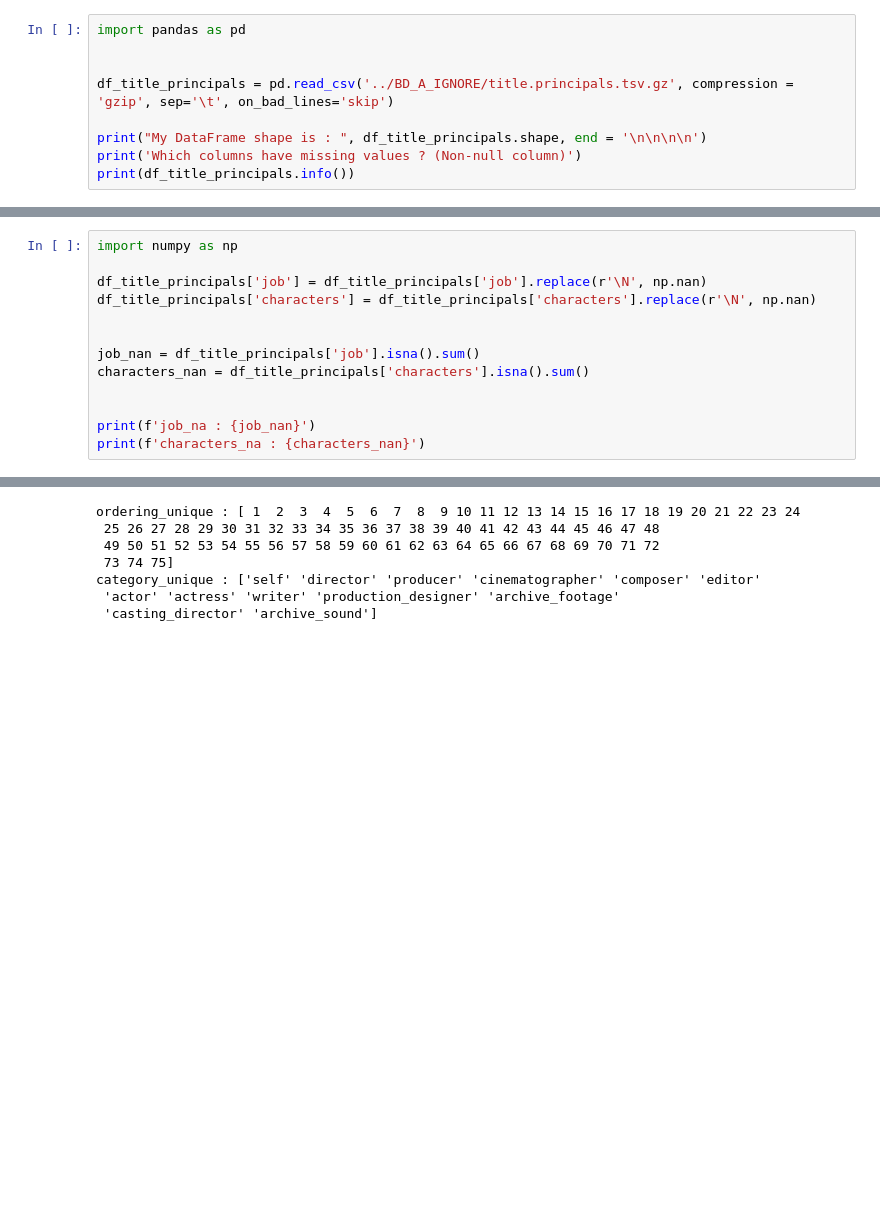
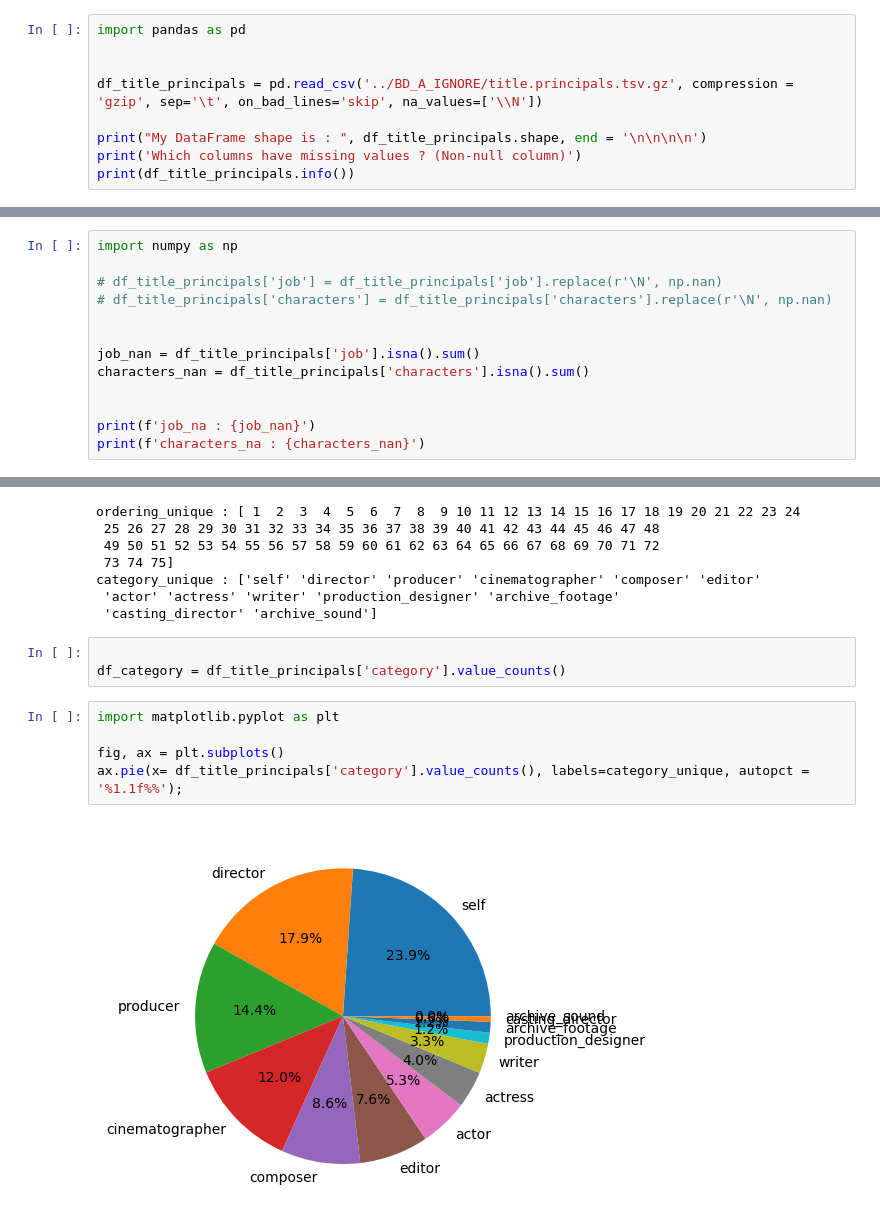
Before and after one commit to Philippe709/Projet2_Groupe2, a Jupyter notebook: main_project/analyse_title_principals.ipynb, the cells around one changed output, grey strips where cells are left out. Saved outputs shown, nothing was run; the diff lists cells and outputs as text; blank space fills up the shorter version.

```diff
--- a/main_project/analyse_title_principals.ipynb
+++ b/main_project/analyse_title_principals.ipynb
@@ -4,7 +4,7 @@ import du fichier et extraction des infos
 import pandas as pd
 
 
-df_title_principals = pd.read_csv('../BD_A_IGNORE/title.principals.tsv.gz', compression = 'gzip', sep='\t', on_bad_lines='skip')
+df_title_principals = pd.read_csv('../BD_A_IGNORE/title.principals.tsv.gz', compression = 'gzip', sep='\t', on_bad_lines='skip', na_values=['\\N'])
 
 print("My DataFrame shape is : ", df_title_principals.shape, end = '\n\n\n\n')
 print('Which columns have missing values ? (Non-null column)')
@@ -102,8 +102,8 @@ identification des \N
 # %%
 import numpy as np
 
-df_title_principals['job'] = df_title_principals['job'].replace(r'\N', np.nan)
-df_title_principals['characters'] = df_title_principals['characters'].replace(r'\N', np.nan)
+# df_title_principals['job'] = df_title_principals['job'].replace(r'\N', np.nan)
+# df_title_principals['characters'] = df_title_principals['characters'].replace(r'\N', np.nan)
 
 
 job_nan = df_title_principals['job'].isna().sum()
@@ -160,3 +160,13 @@ ordering_unique : [ 1  2  3  4  5  6  7  8  9 10 11 12 13 14 15 16 17 18 19 20 2
 category_unique : ['self' 'director' 'producer' 'cinematographer' 'composer' 'editor'
  'actor' 'actress' 'writer' 'production_designer' 'archive_footage'
  'casting_director' 'archive_sound']
+# %%
+
+df_category = df_title_principals['category'].value_counts()
+# %%
+import matplotlib.pyplot as plt
+
+fig, ax = plt.subplots()
+ax.pie(x= df_title_principals['category'].value_counts(), labels=category_unique, autopct = '%1.1f%%');
+# %% [output]
+[figure, added]
```
Also changed, not shown: 1 other file.
